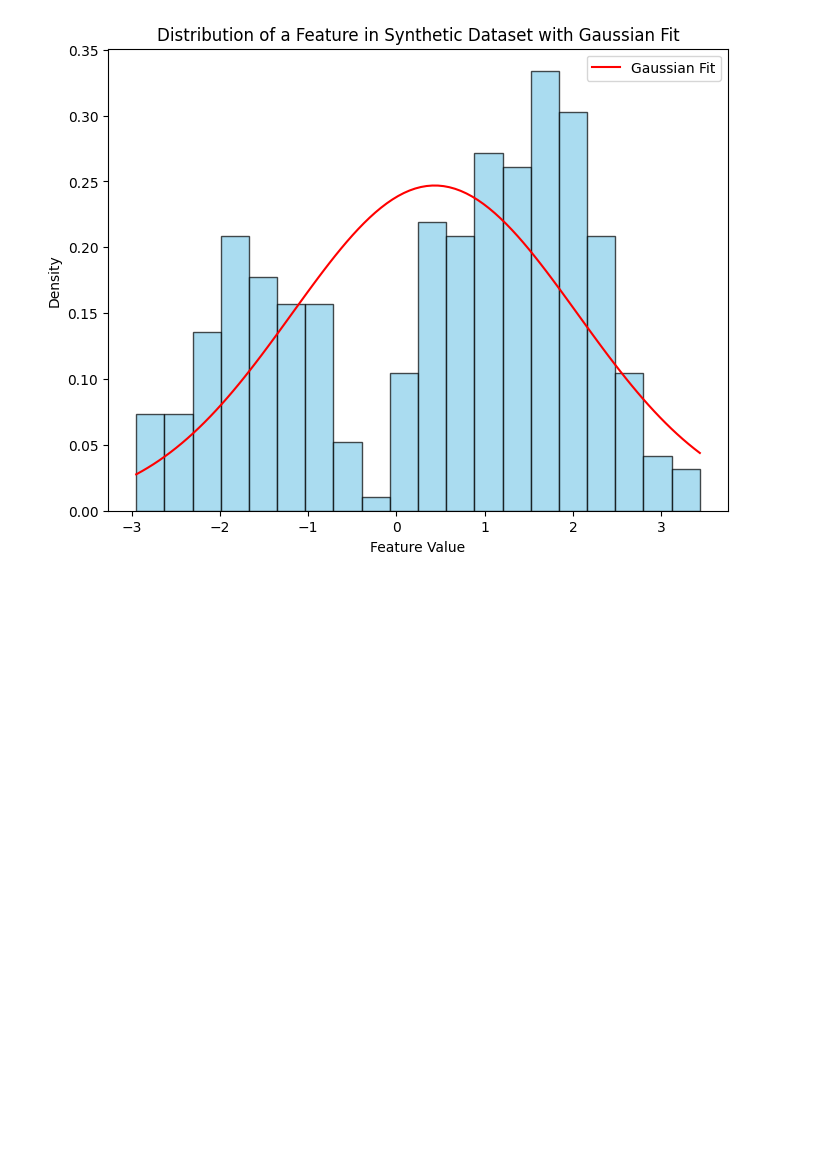
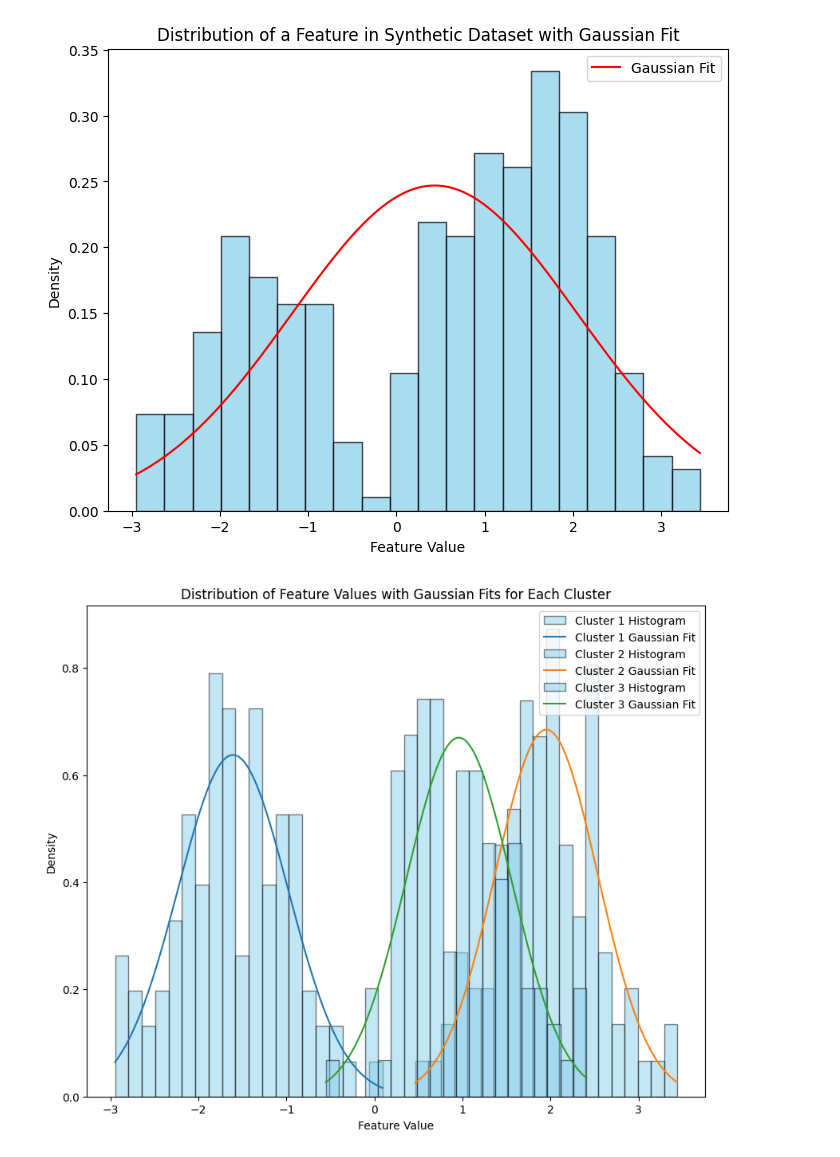
Before and after one commit to Prateek-Poonia/Unsupervised-Machine-Learning, a Jupyter notebook: Gaussian_DIstribution.ipynb, the cells around one changed output. Saved outputs shown, nothing was run; the diff lists cells and outputs as text; code cells hidden in the pictures; blank space fills up the shorter version.

```diff
--- a/Gaussian_DIstribution.ipynb
+++ b/Gaussian_DIstribution.ipynb
@@ -35,3 +35,42 @@ plt.legend()
 plt.show()
 # %% [output]
 [figure]
+# %%
+from sklearn.datasets import make_blobs
+from sklearn.cluster import KMeans
+import matplotlib.pyplot as plt
+import numpy as np
+
+# Generate synthetic dataset
+n_samples = 300
+n_features = 2
+n_clusters = 3
+X, _ = make_blobs(n_samples=n_samples, n_features=n_features, centers=n_clusters, cluster_std=0.60, random_state=0)
+
+# Apply K-means clustering
+kmeans = KMeans(n_clusters=n_clusters, random_state=0).fit(X)
+labels = kmeans.labels_
+
+# Plot the histogram and Gaussian fit for each cluster
+plt.figure(figsize=(10, 8))
+
+for i in range(n_clusters):
+    # Extract data for cluster i
+    cluster_data = X[labels == i, 0]
+
+    # Fit a Gaussian distribution to the cluster data
+    mu, std = np.mean(cluster_data), np.std(cluster_data)
+    x = np.linspace(np.min(cluster_data), np.max(cluster_data), 100)
+    y = (1 / (std * np.sqrt(2 * np.pi))) * np.exp(-0.5 * ((x - mu) / std)**2)
+
+    # Plot histogram and Gaussian fit
+    plt.hist(cluster_data, bins=20, color='skyblue', edgecolor='black', alpha=0.5, density=True, label=f'Cluster {i+1} Histogram')
+    plt.plot(x, y, label=f'Cluster {i+1} Gaussian Fit')
+
+plt.xlabel('Feature Value')
+plt.ylabel('Density')
+plt.title('Distribution of Feature Values with Gaussian Fits for Each Cluster')
+plt.legend()
+plt.show()
+# %% [output]
+[figure, added]
```
Also changed, not shown: parts of 1 cell of this notebook.
